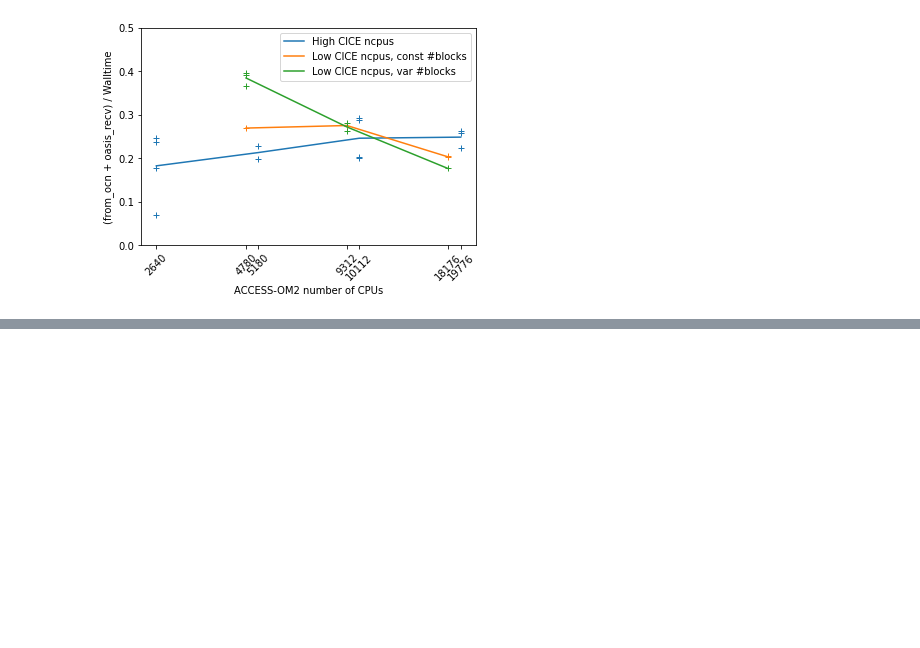
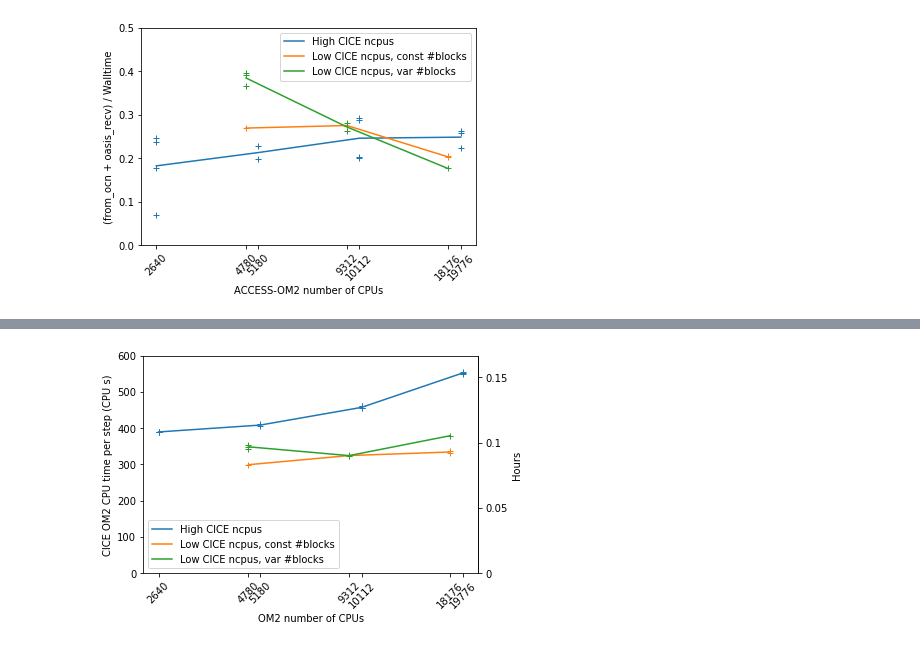
Before and after one commit to penguian/performance-analysis, a Jupyter notebook: plot_access_om2_scaling.ipynb, the cells around one changed output, grey strips where cells are left out. Drawn from its saved outputs; the diff is of its cells as text; code cells hidden in the pictures; blank space fills up the shorter version.

```diff
--- a/plot_access_om2_scaling.ipynb
+++ b/plot_access_om2_scaling.ipynb
@@ -333,0 +366,10 @@ plot_ice_block_comparison(
+# %%
+plot_ice_block_comparison(
+    pas.semilogx_ice_cpu_time_per_step_by_om2_ncpus,
+    "om2_ncpus",
+    df,
+    yticks=[100*n for n in range(7)],
+    right_yticks=[n/20.0 for n in range(4)],
+    right_axis_fn=pra.plot_right_axis_sh)
+# %% [output]
+[figure, added]
```
Also changed, not shown: parts of 12 cells of this notebook, 6 other files.
